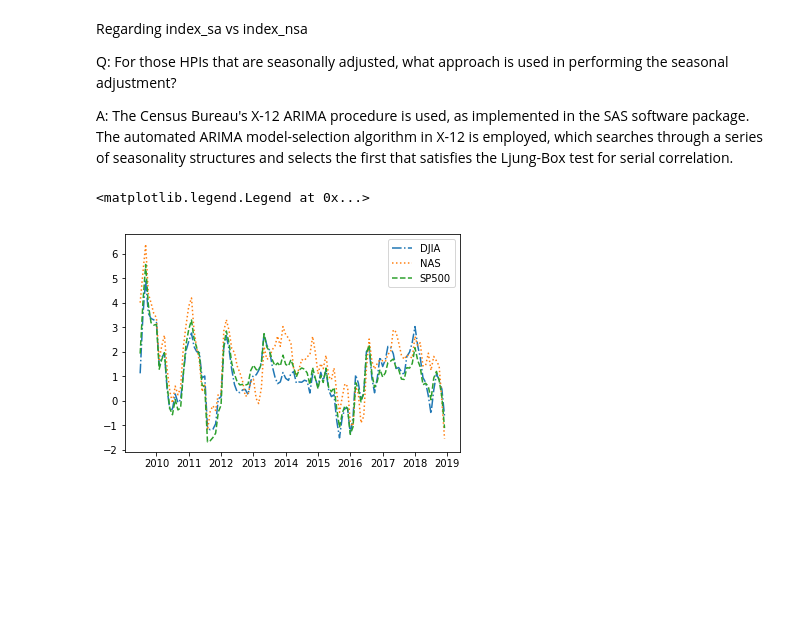
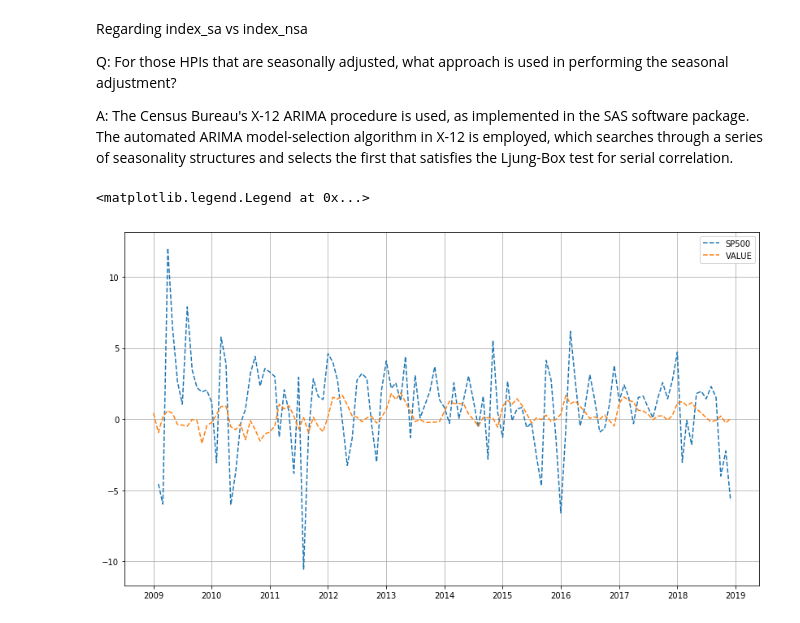
Before and after one commit to bagerson/Group10Project, a Jupyter notebook: readCSV_clean_data.ipynb, the cells around one changed output. Cells and saved outputs as stored; diff of their text form; code cells hidden in the pictures; blank space fills up the shorter version.

```diff
--- a/readCSV_clean_data.ipynb
+++ b/readCSV_clean_data.ipynb
@@ -8,6 +8,8 @@ file_one = "Resources/DJIA.csv"
 file_two = "Resources/NASDAQ100.csv"
 file_three = "Resources/SP500.csv"
 file_four = "Resources/HPI_master.csv"
+#file five is the already processed csv
+file_five = "Resources/US_HPI_pct.csv"
 # %%
 # Read our Data files with the pandas library and create DF
 DJIA_df = pd.read_csv(file_one)
@@ -85,3 +76,23 @@ HPI_df_mean = HPI_df.groupby(["year", "month"])["index_nsa"].mean()
+# %%
+HPI_df = pd.read_csv(file_five)
+HPI_df = HPI_df.rename(columns={"yr":"year", "period":"month", "Pct_change":"VALUE"})
+
+HPI_df = HPI_df[HPI_df.year >= 2009]
+HPI_df = HPI_df[HPI_df.year <= 2018]
+
+#Converting to add a date-time object
+HPI_df["day"] = 1
+HPI_df["Date"] = pd.to_datetime(HPI_df[["year", "month", "day"]])
+
+
+
+#This x_axis shoudl work for all plots now.
+x_axis = HPI_df["Date"]
+
+# #And we create the Y axis from the values of SP500.
+# DJIA_y = DJIA_reorganized["VALUE"].rolling(6).mean()
+# DJIA_y = DJIA_y.rename('DJIA')
+# #plt.plot_date(x_axis, DJIA_y,linewidth=1, linestyle="--", marker="" )
 # %%
 #In order to plot the date, we need a column of "datetime" object and our current columns don't work
 
@@ -122,17 +133,23 @@ SP500_reorganized["Date"] = pd.to_datetime(SP500_reorganized[["year", "month", "
 
 x_axis = SP500_reorganized["Date"]
 
-SP500_y = SP500_reorganized["VALUE"].rolling(6).mean()
+# SP500_y = SP500_reorganized["VALUE"].rolling(6).mean()
+SP500_y = SP500_reorganized["VALUE"]
 SP500_y = SP500_y.rename('SP500')
 # %%
+plt.figure(figsize=(14,8))
+# plt.xkcd()
+plt.grid(which="both")
 
-plt.plot_date(x_axis, DJIA_y,linewidth=1.5, linestyle="-.", marker="")
+# plt.plot_date(x_axis, DJIA_y,linewidth=1.5, linestyle="-.", marker="")
 
-plt.plot_date(x_axis, NAS_y,linewidth=1.5, linestyle=":", marker="")
+# plt.plot_date(x_axis, NAS_y,linewidth=1.5, linestyle=":", marker="")
 
 plt.plot_date(x_axis, SP500_y,linewidth=1.5, linestyle="--", marker="")
 
+plt.plot_date(x_axis, HPI_df["VALUE"],linewidth=1.5, linestyle="--", marker="")
+
 plt.legend()
 # %% [output]
 <matplotlib.legend.Legend at 0x...>
-[figure, old version]
+[figure, new version]
```
Also changed, not shown: parts of 1 cell of this notebook, 1 other file.
